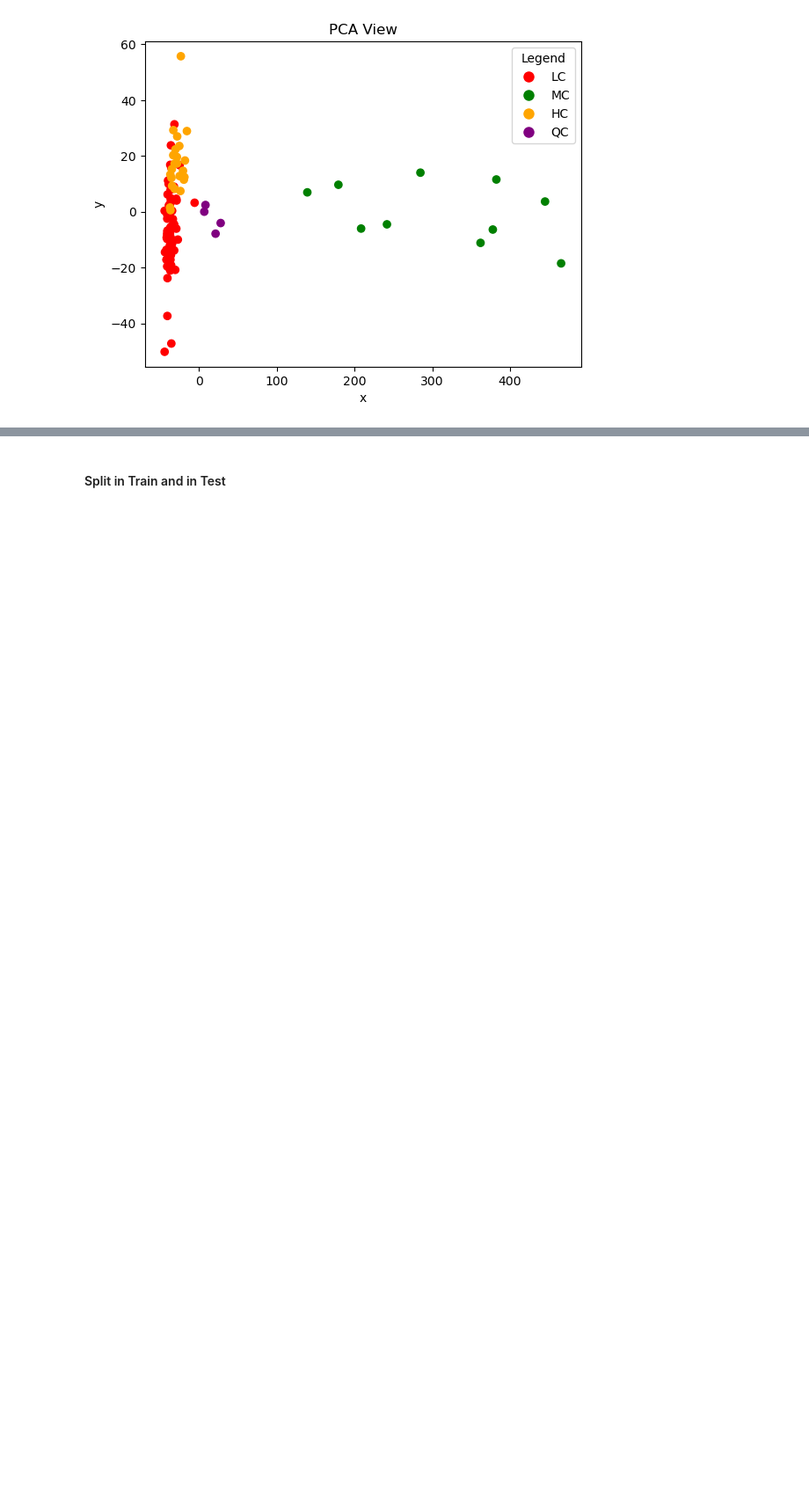
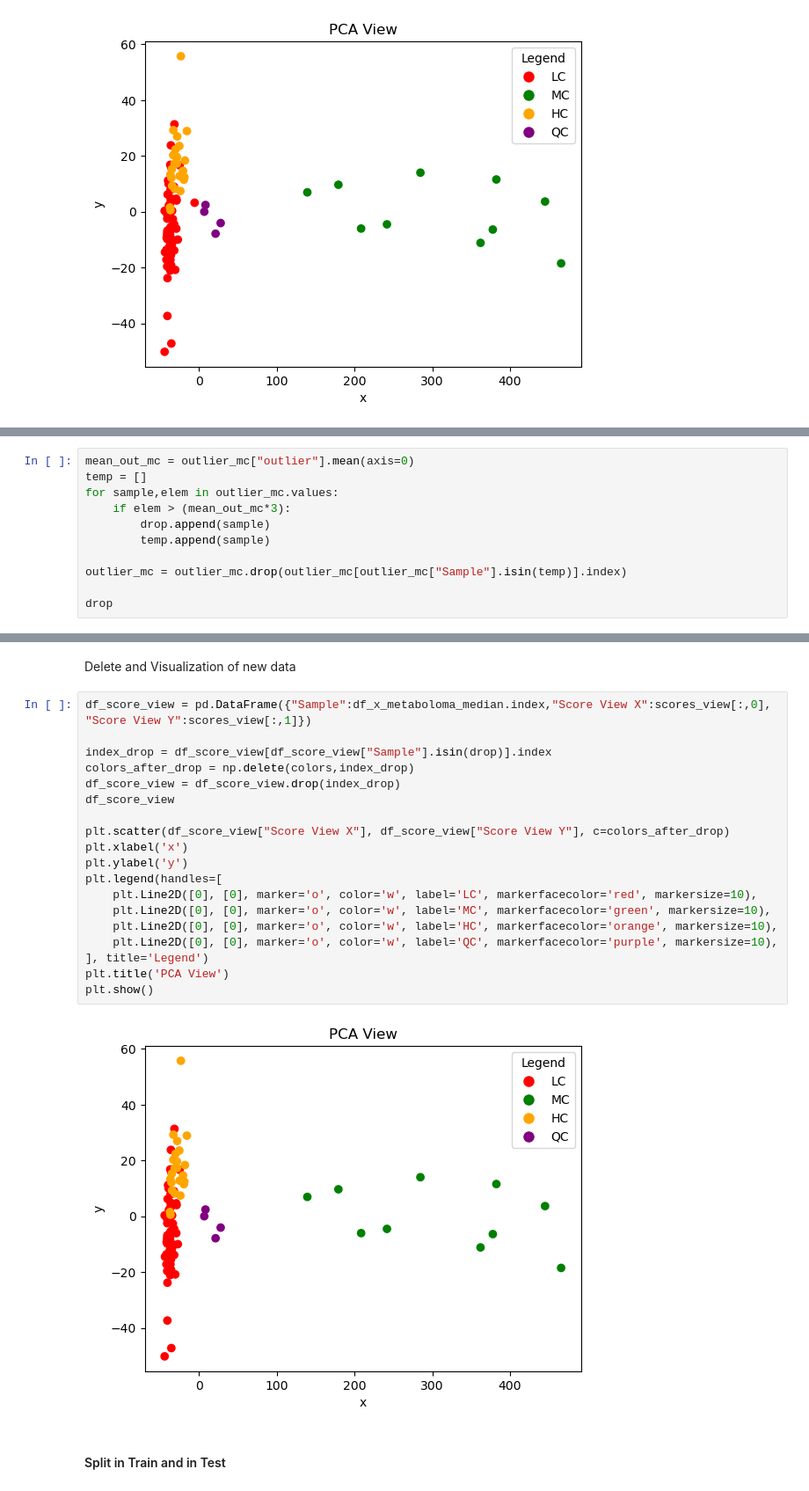
Before and after one commit to Bvs00/AI4ODA_projectwork, a Jupyter notebook: notebook_metaboloma_findModel_Median.ipynb, the cells around one changed output, grey strips where cells are left out. Shown at 88% size. Saved outputs shown, nothing was run; the diff lists cells and outputs as text; blank space fills up the shorter version.

Commit message:
Sistemato anche Il median

```diff
--- a/notebook_metaboloma_findModel_Median.ipynb
+++ b/notebook_metaboloma_findModel_Median.ipynb
@@ -184,0 +249,11 @@ plt.show()
+# %%
+mean_out_mc = outlier_mc["outlier"].mean(axis=0)
+temp = []
+for sample,elem in outlier_mc.values:
+    if elem > (mean_out_mc*3):
+        drop.append(sample)
+        temp.append(sample)
+
+outlier_mc = outlier_mc.drop(outlier_mc[outlier_mc["Sample"].isin(temp)].index)
+
+drop
@@ -185,3 +312,26 @@ plt.show()
+# %% [markdown]
+Delete and Visualization of new data
+# %%
+df_score_view = pd.DataFrame({"Sample":df_x_metaboloma_median.index,"Score View X":scores_view[:,0], "Score View Y":scores_view[:,1]})
+
+index_drop = df_score_view[df_score_view["Sample"].isin(drop)].index
+colors_after_drop = np.delete(colors,index_drop)
+df_score_view = df_score_view.drop(index_drop)
+df_score_view
+
+plt.scatter(df_score_view["Score View X"], df_score_view["Score View Y"], c=colors_after_drop)
+plt.xlabel('x')
+plt.ylabel('y')
+plt.legend(handles=[
+    plt.Line2D([0], [0], marker='o', color='w', label='LC', markerfacecolor='red', markersize=10),
+    plt.Line2D([0], [0], marker='o', color='w', label='MC', markerfacecolor='green', markersize=10),
+    plt.Line2D([0], [0], marker='o', color='w', label='HC', markerfacecolor='orange', markersize=10),
+    plt.Line2D([0], [0], marker='o', color='w', label='QC', markerfacecolor='purple', markersize=10),
+], title='Legend')
+plt.title('PCA View')
+plt.show()
+# %% [output]
+[figure, added]
 # %% [markdown]
 #### Split in Train and in Test
 # %%
```
Also changed, not shown: parts of 33 cells of this notebook, 2 other files.
